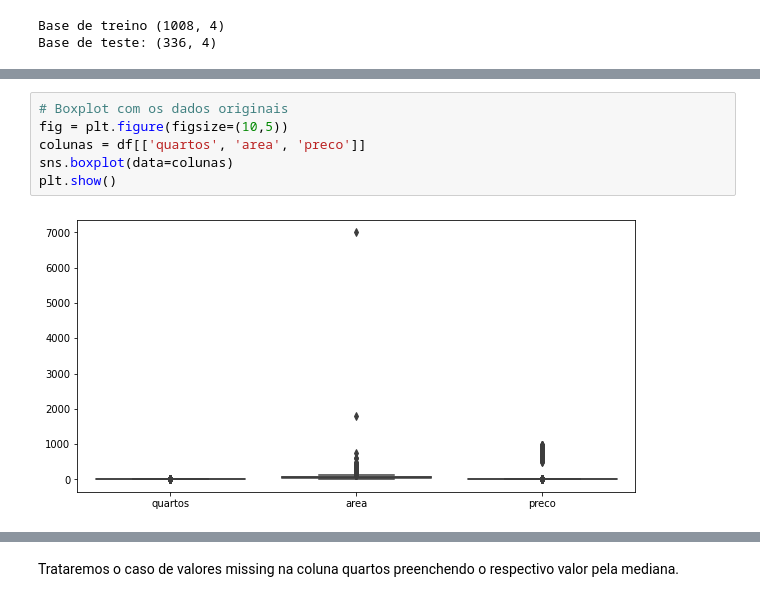
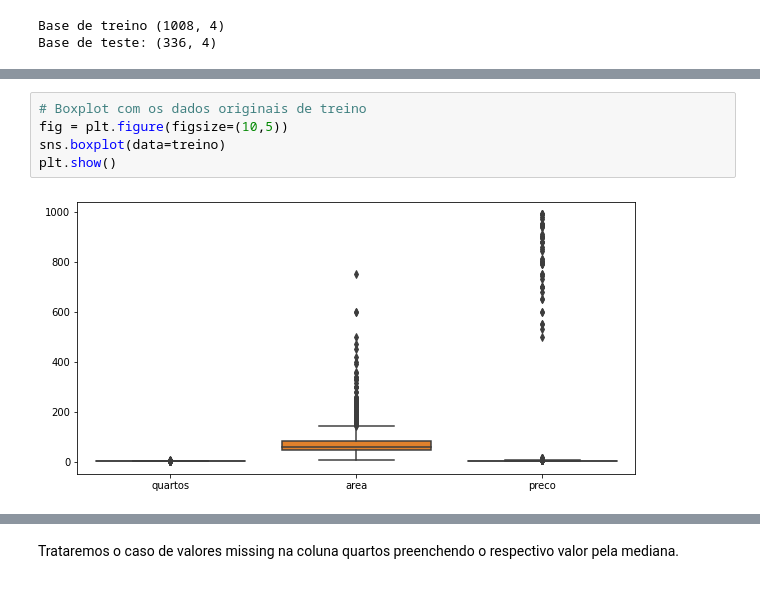
Before and after one commit to EduardoCampos1978/calculadora-de-aluguel, a Jupyter notebook: analise_exploratoria.ipynb, the cells around one changed output, grey strips where cells are left out. Drawn from its saved outputs; the diff is of its cells as text.

```diff
--- a/analise_exploratoria.ipynb
+++ b/analise_exploratoria.ipynb
@@ -94,8 +95,7 @@ plt.show()
 # %%
-# Boxplot com os dados originais
+# Boxplot com os dados originais de treino
 fig = plt.figure(figsize=(10,5))
-colunas = df[['quartos', 'area', 'preco']]
-sns.boxplot(data=colunas)
+sns.boxplot(data=treino)
 plt.show()
 # %% [output]
-[figure, old version]
+[figure, new version]
```
Also changed, not shown: parts of 13 cells of this notebook.
